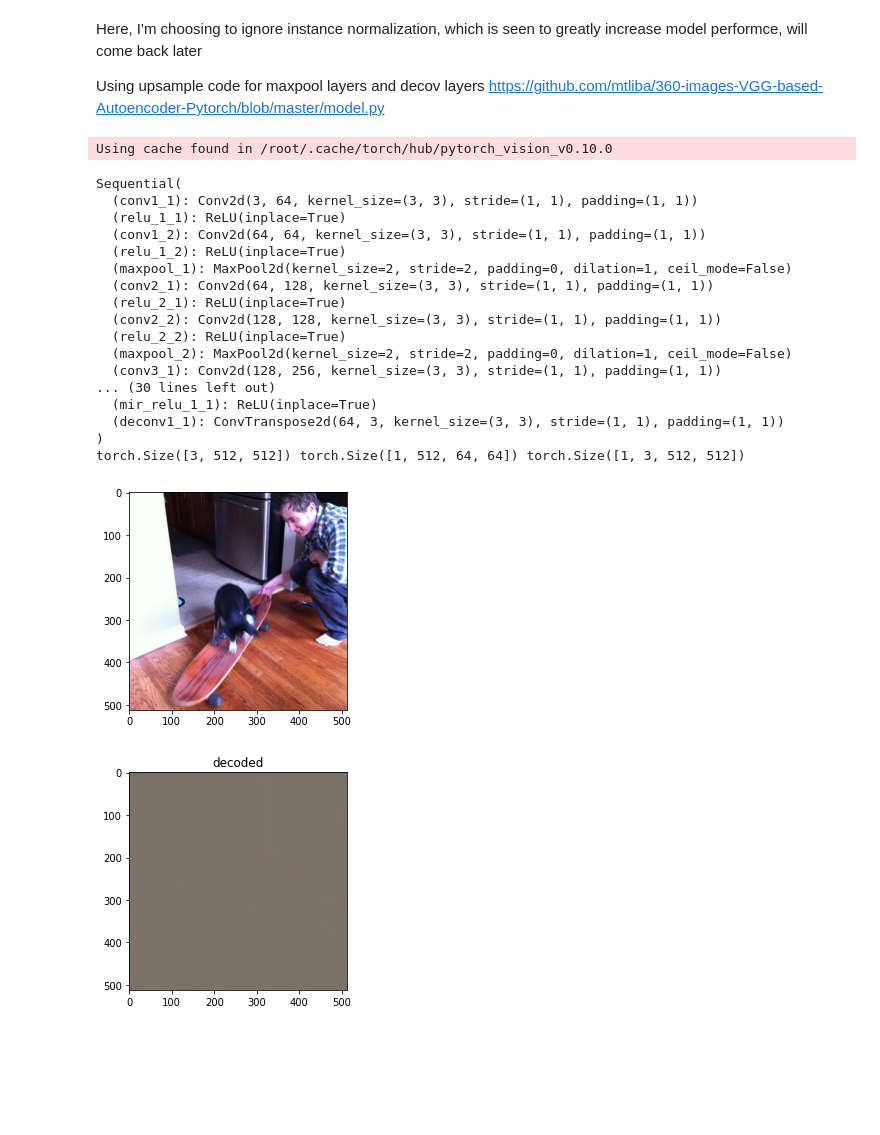
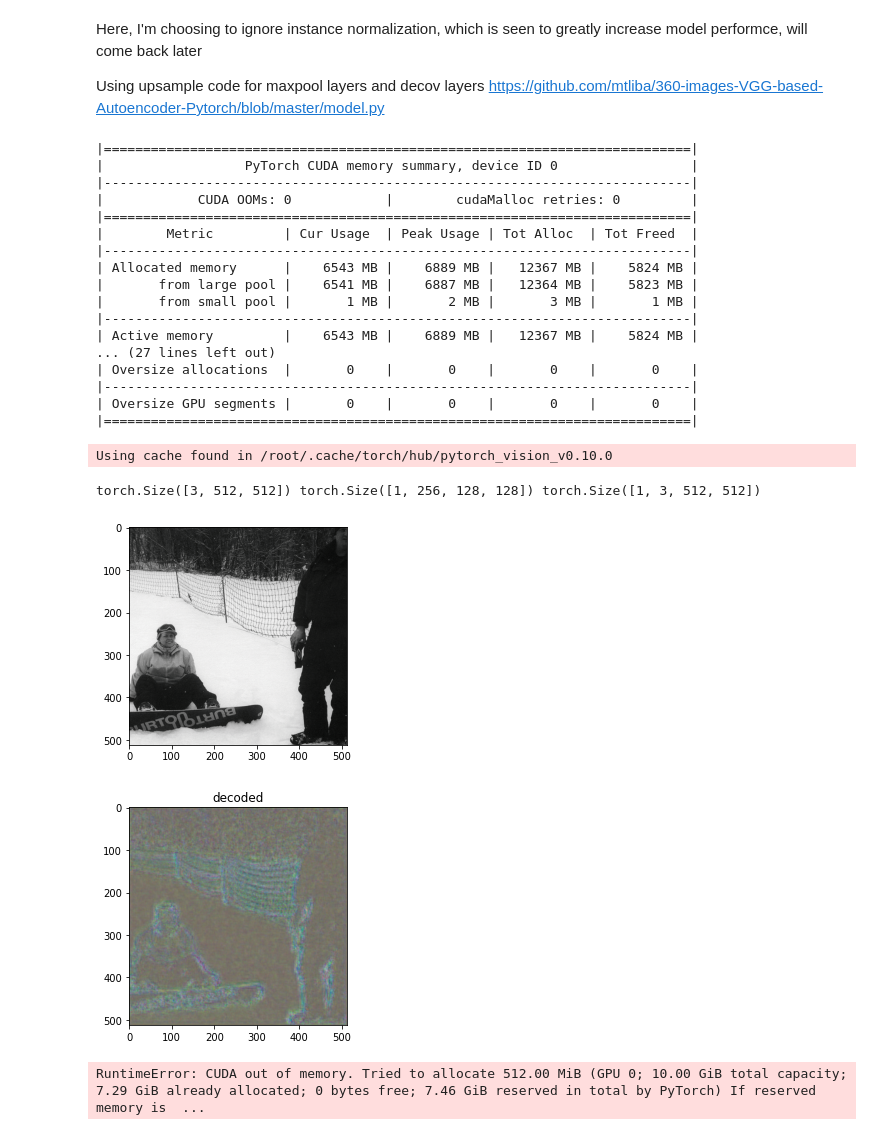
Before and after one commit to nacharya114/pytorch-universal-style-transfer, a Jupyter notebook: notebooks/Image_Reconstruction.ipynb, the cells around one changed output. Drawn from its saved outputs; the diff is of its cells as text; code cells hidden in the pictures; blank space fills up the shorter version.

```diff
--- a/notebooks/Image_Reconstruction.ipynb
+++ b/notebooks/Image_Reconstruction.ipynb
@@ -116,7 +116,7 @@ class UnsupervisedImageFolder(Dataset):
 
 TRAIN_PATH='dataset/train2014/'
 TEST_PATH='dataset/test/'
-BATCH_SIZE=4
+BATCH_SIZE=8
 
 train_dataset = UnsupervisedImageFolder(TRAIN_PATH, transform=preprocess)
 train_loader = torch.utils.data.DataLoader(train_dataset, batch_size=BATCH_SIZE, shuffle=True)
@@ -177,12 +177,12 @@ class Interpolate(nn.Module):
         return x
 
 class VGGAutoEncoder(torch.nn.Module):
-    def __init__(self, rep_layer='relu_5_1', vgg_version='vgg19', vgg_path=None):
+    def __init__(self, rep_layer='relu_5_1', vgg_version='vgg19', vgg_path=None, wct_layer=None):
         super().__init__()
         self.device = torch.device("cuda" if torch.cuda.is_available() else "cpu")
         self.encoder = nn.Sequential()
 
-        vgg = torch.hub.load('pytorch/vision:v0.10.0', vgg_version, pretrained=False if not vgg_path else True)
+        vgg = torch.hub.load('pytorch/vision:v0.10.0', vgg_version, pretrained=True if not vgg_path else False)
         if vgg_path:
             vgg.load_state_dict(torch.load(vgg_path), strict=False)
 
@@ -205,6 +205,8 @@ class VGGAutoEncoder(torch.nn.Module):
             self.encoder.add_module(name, layer)
             if name == rep_layer: break
 
+        self.wct = wct_layer
+
         self.decoder = nn.Sequential()
 
         for name, layer in list(self.encoder.named_children())[::-1]:
@@ -221,41 +223,60 @@ class VGGAutoEncoder(torch.nn.Module):
             else:
                 raise RuntimeError('Unrecognized layer: {}'.format(layer.__class__.__name__))
             self.decoder.add_module(new_name, new_layer)
-        print(self.encoder, self.decoder)
+        del vgg
 
 
     def forward(self, x):
         enc_x = self.encoder(x)
+        if self.wct:
+            trns_x = self.wct(enc_x)
         dec_x = self.decoder(enc_x)
-        return dec_x, enc_x
+
+        if self.training:
+            dec_enc = self.encoder(dec_x)
+            return dec_x, enc_x, dec_enc
+        return dec_x
+# %%
+print(torch.cuda.memory_summary())
+# %% [output]
+|===========================================================================|
+|                  PyTorch CUDA memory summary, device ID 0                 |
+|---------------------------------------------------------------------------|
+|            CUDA OOMs: 0            |        cudaMalloc retries: 0         |
+|===========================================================================|
+|        Metric         | Cur Usage  | Peak Usage | Tot Alloc  | Tot Freed  |
+|---------------------------------------------------------------------------|
+| Allocated memory      |    6543 MB |    6889 MB |   12367 MB |    5824 MB |
+|       from large pool |    6541 MB |    6887 MB |   12364 MB |    5823 MB |
+|       from small pool |       1 MB |       2 MB |       3 MB |       1 MB |
+|---------------------------------------------------------------------------|
+| Active memory         |    6543 MB |    6889 MB |   12367 MB |    5824 MB |
+... (27 lines left out)
+| Oversize allocations  |       0    |       0    |       0    |       0    |
+|---------------------------------------------------------------------------|
+| Oversize GPU segments |       0    |       0    |       0    |       0    |
+|===========================================================================|
 # %%
 model_path = 'models/vgg19-dcbb9e9d.pth'
 
-ae = VGGAutoEncoder(rep_layer="relu_4_1",vgg_path=model_path)
+ae = VGGAutoEncoder(rep_layer="relu_3_1",vgg_path=model_path).to(device)
+ae.train()
 
-dec, enc = ae(img.unsqueeze(0))
+img_batch = img_batch.to(device)
+img = img_batch[0]
+dec, enc, _ = ae(img.unsqueeze(0))
 
 print(img.shape, enc.shape, dec.shape)
 imshow(img)
 imshow(dec, "decoded")
+
+dec_batch, enc_batch, _ = ae(img_batch)
+print(dec_batch.shape, enc_batch.shape)
+
+print(len(train_dataset))
 # %% [output]
 Using cache found in /root/.cache/torch/hub/pytorch_vision_v0.10.0
-Sequential(
-  (conv1_1): Conv2d(3, 64, kernel_size=(3, 3), stride=(1, 1), padding=(1, 1))
-  (relu_1_1): ReLU(inplace=True)
-  (conv1_2): Conv2d(64, 64, kernel_size=(3, 3), stride=(1, 1), padding=(1, 1))
-  (relu_1_2): ReLU(inplace=True)
-  (maxpool_1): MaxPool2d(kernel_size=2, stride=2, padding=0, dilation=1, ceil_mode=False)
-  (conv2_1): Conv2d(64, 128, kernel_size=(3, 3), stride=(1, 1), padding=(1, 1))
-  (relu_2_1): ReLU(inplace=True)
-  (conv2_2): Conv2d(128, 128, kernel_size=(3, 3), stride=(1, 1), padding=(1, 1))
-  (relu_2_2): ReLU(inplace=True)
-  (maxpool_2): MaxPool2d(kernel_size=2, stride=2, padding=0, dilation=1, ceil_mode=False)
-  (conv3_1): Conv2d(128, 256, kernel_size=(3, 3), stride=(1, 1), padding=(1, 1))
-... (30 lines left out)
-  (mir_relu_1_1): ReLU(inplace=True)
-  (deconv1_1): ConvTranspose2d(64, 3, kernel_size=(3, 3), stride=(1, 1), padding=(1, 1))
-)
-torch.Size([3, 512, 512]) torch.Size([1, 512, 64, 64]) torch.Size([1, 3, 512, 512])
+torch.Size([3, 512, 512]) torch.Size([1, 256, 128, 128]) torch.Size([1, 3, 512, 512])
-[figure, old version]
+[figure, new version]
-[figure, old version]
+[figure, new version]
+RuntimeError: CUDA out of memory. Tried to allocate 512.00 MiB (GPU 0; 10.00 GiB total capacity; 7.29 GiB already allocated; 0 bytes free; 7.46 GiB reserved in total by PyTorch) If reserved memory is  ...
```
Also changed, not shown: parts of 10 cells of this notebook, 1 other file.
